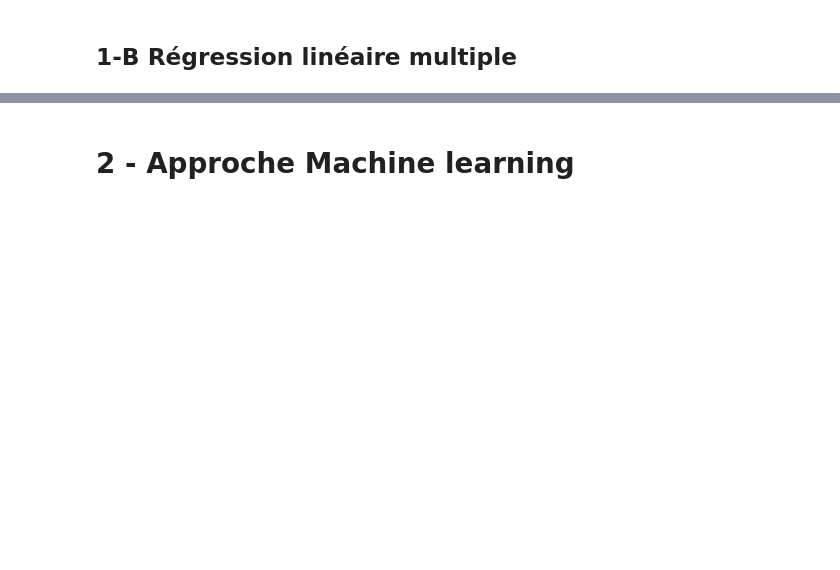
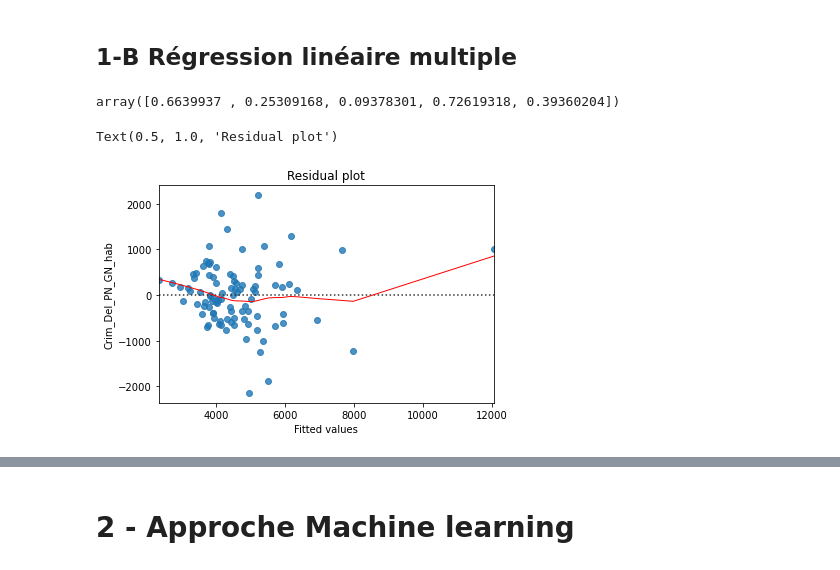
Before and after one commit to cthiounn/python-datascience-ENSAE-2A, a Jupyter notebook: Etude départementale/3_Modelisation_departementale.ipynb, the cells around one changed output, grey strips where cells are left out. Cells and saved outputs as stored; diff of their text form; code cells hidden in the pictures; blank space fills up the shorter version.

```diff
--- a/Etude départementale/3_Modelisation_departementale.ipynb
+++ b/Etude départementale/3_Modelisation_departementale.ipynb
@@ -57,34 +84,31 @@ print(reg_with_statsmodels.summary())
 
 lm = LinearRegression()
 
-
-df_train, df_test = train_test_split(donnees_2018_hab,
-                                     train_size = 0.7,
-                                     test_size = 0.3
-                                    )
-
-X_train=df_train[['MED18', 'TP6018', 'D118', 'D918', 'RD18', 'T1_2018',
+X_train=donnees_2018_hab[['MED18', 'TP6018', 'D118', 'D918', 'RD18', 'T1_2018',
        'Nb_PN_GN_dep_100k_hab', 'Nb_Boucherie_dep_hab']]
-y_train=df_train[['Crim_Del_PN_GN_hab']]
+y_train=donnees_2018_hab[['Crim_Del_PN_GN_hab']]
 
 lm.fit(X_train, y_train)
 
-X_test=df_test[['MED18', 'TP6018', 'D118', 'D918', 'RD18', 'T1_2018',
-       'Nb_PN_GN_dep_100k_hab', 'Nb_Boucherie_dep_hab']]
-y_test=df_test[['Crim_Del_PN_GN_hab']]
+
 
 # # for predictions
-predictions = lm.predict(X_test)
+predictions = lm.predict(X_train)
 lm.coef_
 lm.intercept_
 scores = cross_val_score(lm, X_train, y_train, scoring='r2', cv=5)
 scores
 # R² can be negative with small datasets and cv fold https://stackoverflow.com/questions/23036866/scikit-learn-is-returning-coefficient-of-determination-r2-values-less-than-1
+# %% [output]
+array([0.6639937 , 0.25309168, 0.09378301, 0.72619318, 0.39360204])
 # %%
 
 
-sns.residplot(predictions.reshape(-1),'Crim_Del_PN_GN_hab', data=df_test,lowess=True,
+sns.residplot(predictions.reshape(-1),'Crim_Del_PN_GN_hab', data=donnees_2018_hab,lowess=True,
                                   line_kws={'color': 'red', 'lw': 1, 'alpha': 1})
 plt.xlabel("Fitted values")
 plt.title('Residual plot')
+# %% [output]
+Text(0.5, 1.0, 'Residual plot')
+[figure, added]
 # %%
```
Also changed, not shown: parts of 7 cells of this notebook, 2 other files.
